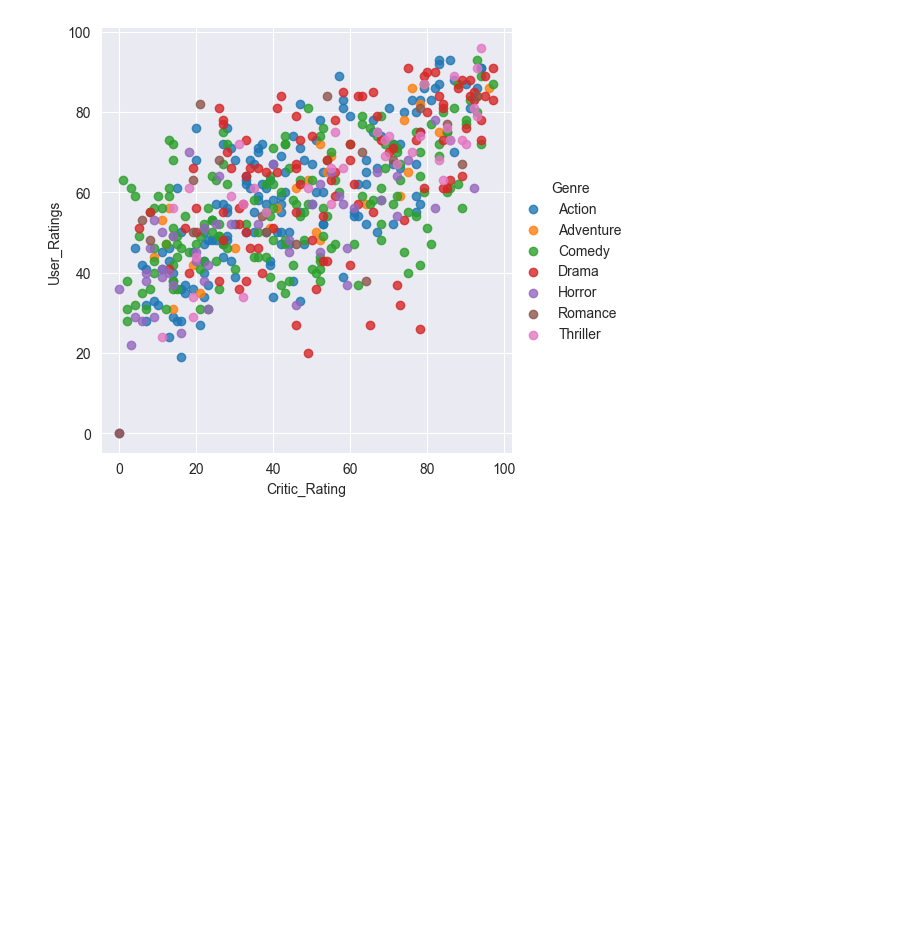
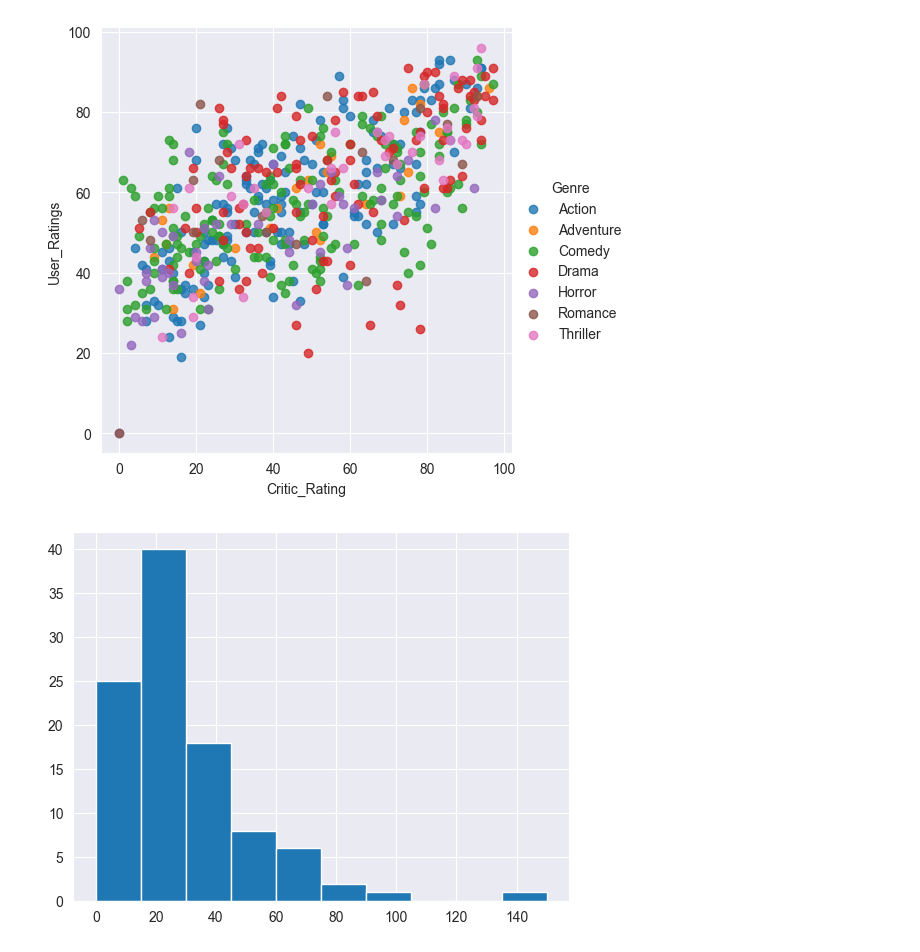
Before and after one commit to corpsedust/NareshIT, a Jupyter notebook: DailyClassroomNotes/27th February.ipynb, the cells around one changed output. Saved outputs shown, nothing was run; the diff lists cells and outputs as text; code cells hidden in the pictures; blank space fills up the shorter version.

```diff
--- a/DailyClassroomNotes/27th February.ipynb
+++ b/DailyClassroomNotes/27th February.ipynb
@@ -146,3 +156,8 @@ df.head()
 vis = sns.lmplot(data = df, x = 'Critic_Rating', y = "User_Ratings", hue = "Genre", fit_reg= False)
 # %% [output]
 [figure]
+# %%
+plt.hist(df[df.Genre == "Drama"].BudgetMillions)
+plt.show()
+# %% [output]
+[figure, added]
```
Also changed, not shown: parts of 16 cells of this notebook.
